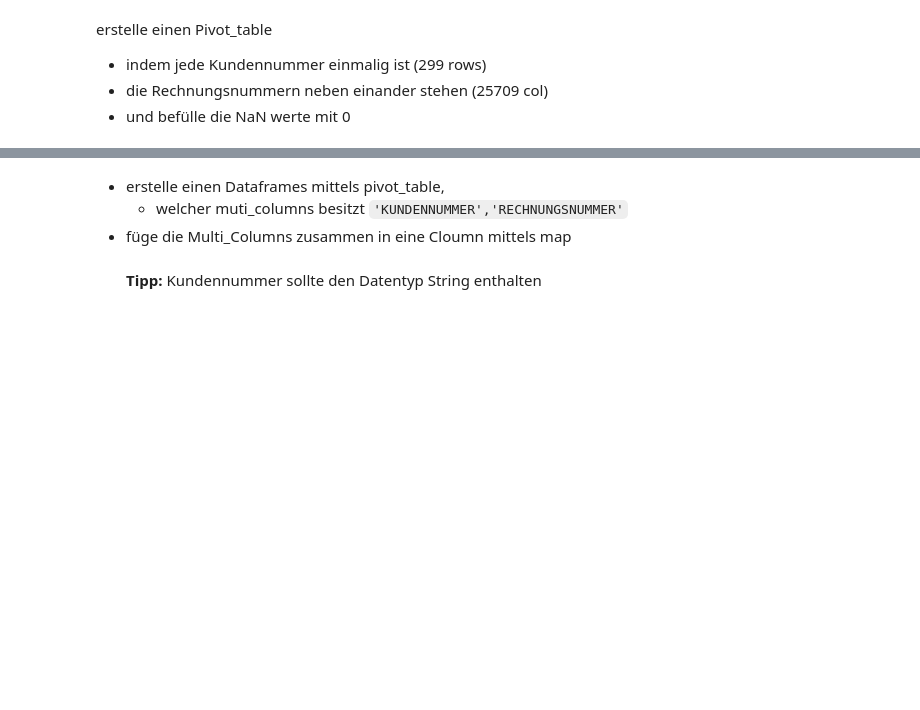
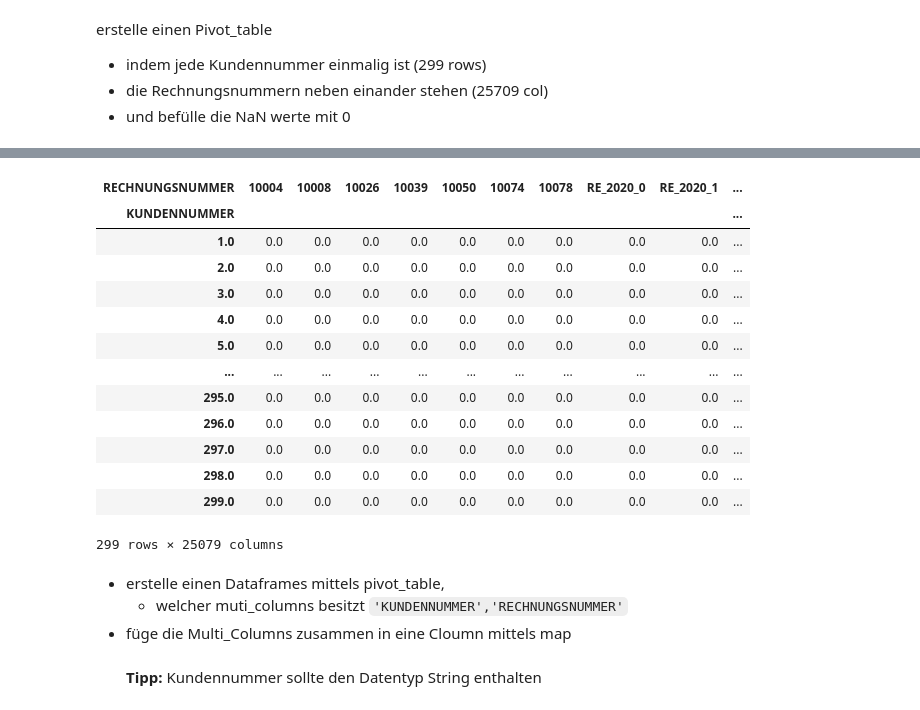
Before and after one commit to ImFin3/Fortgeschrittene-Programmierung-Uebungen, a Jupyter notebook: 09_Basis_Transformieren.ipynb, the cells around one changed output, grey strips where cells are left out. Drawn from its saved outputs; the diff is of its cells as text; code cells hidden in the pictures; blank space fills up the shorter version.

Commit message:
Script 9 finisched, Task 6 is wonky
also added last needed ressources

```diff
--- a/09_Basis_Transformieren.ipynb
+++ b/09_Basis_Transformieren.ipynb
@@ -136,3 +225,8 @@ map&filter transformed= [1, 4, 6, 1, 3, 2, 1, 2]
     - es soll keine Column welche den Namen `Unnamend` erhält importiert werden
     - bestimmt den richtigen `Seperator`
     - gebe eine `Encoding` Function mit an
+# %%
+# ich denke mal, dass die csv datei gemeint ist
+data_groupby = pd.read_csv("ressources/data_merged_save.csv", sep="\t", encoding="utf-8")
+data_groupby = data_groupby.loc[:, ~data_groupby.columns.str.contains("unnamed", case=False)]
+data_groupby
@@ -377,3 +550,29 @@ erstelle einen Pivot_table
+# %%
+pivot_rechnung = pd.pivot_table(
+    data_groupby,
+    index="KUNDENNUMMER",
+    columns="RECHNUNGSNUMMER",
+    values="VERKAUFSPREIS",
+    aggfunc="sum",
+    fill_value=0
+)
+
+pivot_rechnung
+# %% [output]
+| RECHNUNGSNUMMER | 10004 | 10008 | 10026 | 10039 | 10050 | 10074 | 10078 | RE_2020_0 | RE_2020_1 | ... |
+| KUNDENNUMMER |  |  |  |  |  |  |  |  |  | ... |
+| 1.0 | 0.0 | 0.0 | 0.0 | 0.0 | 0.0 | 0.0 | 0.0 | 0.0 | 0.0 | ... |
+| 2.0 | 0.0 | 0.0 | 0.0 | 0.0 | 0.0 | 0.0 | 0.0 | 0.0 | 0.0 | ... |
+| 3.0 | 0.0 | 0.0 | 0.0 | 0.0 | 0.0 | 0.0 | 0.0 | 0.0 | 0.0 | ... |
+| 4.0 | 0.0 | 0.0 | 0.0 | 0.0 | 0.0 | 0.0 | 0.0 | 0.0 | 0.0 | ... |
+| 5.0 | 0.0 | 0.0 | 0.0 | 0.0 | 0.0 | 0.0 | 0.0 | 0.0 | 0.0 | ... |
+| ... | ... | ... | ... | ... | ... | ... | ... | ... | ... | ... |
+| 295.0 | 0.0 | 0.0 | 0.0 | 0.0 | 0.0 | 0.0 | 0.0 | 0.0 | 0.0 | ... |
+| 296.0 | 0.0 | 0.0 | 0.0 | 0.0 | 0.0 | 0.0 | 0.0 | 0.0 | 0.0 | ... |
+| 297.0 | 0.0 | 0.0 | 0.0 | 0.0 | 0.0 | 0.0 | 0.0 | 0.0 | 0.0 | ... |
+| 298.0 | 0.0 | 0.0 | 0.0 | 0.0 | 0.0 | 0.0 | 0.0 | 0.0 | 0.0 | ... |
+| 299.0 | 0.0 | 0.0 | 0.0 | 0.0 | 0.0 | 0.0 | 0.0 | 0.0 | 0.0 | ... |
+299 rows × 25079 columns
 # %% [markdown]
 - erstelle einen Dataframes mittels pivot_table,
     - welcher muti_columns besitzt `'KUNDENNUMMER','RECHNUNGSNUMMER'`
```
Also changed, not shown: parts of 65 cells of this notebook, 6 other files.
